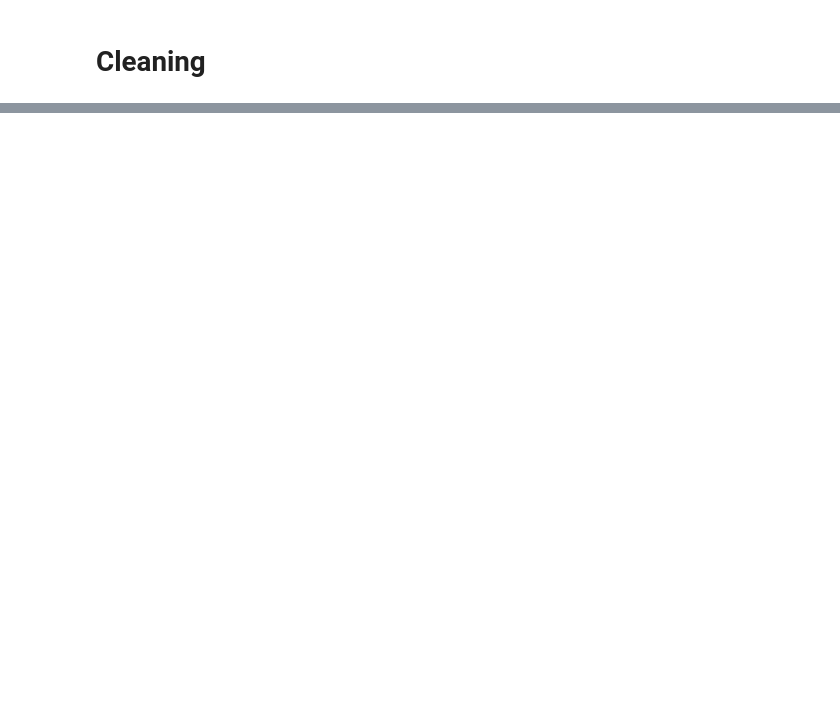
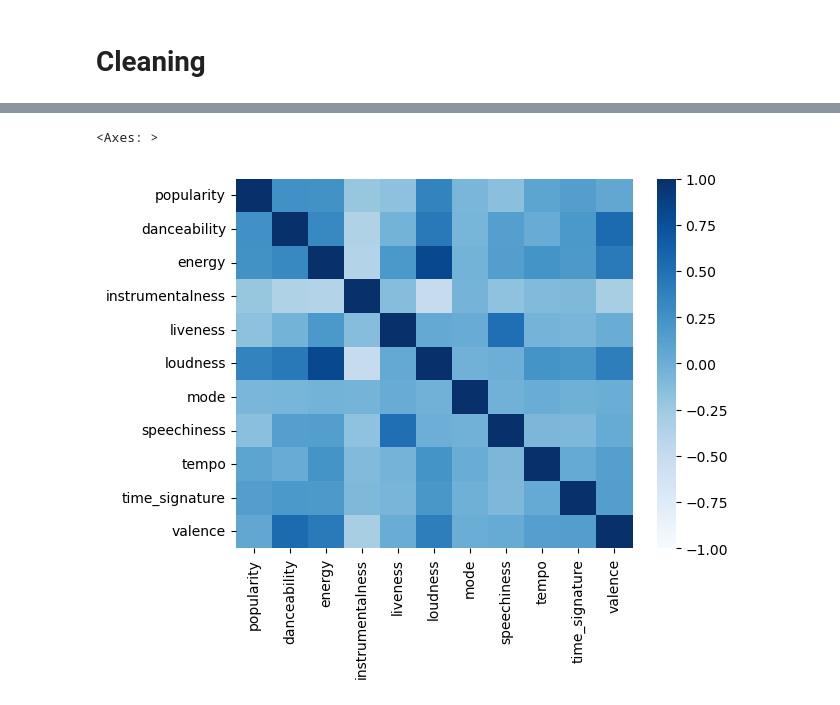
Before and after one commit to dillondiatlo/Team2, a Jupyter notebook: Dillon_Cleaning.ipynb, the cells around one changed output, grey strips where cells are left out. Saved outputs shown, nothing was run; the diff lists cells and outputs as text; code cells hidden in the pictures; blank space fills up the shorter version.

```diff
--- a/Dillon_Cleaning.ipynb
+++ b/Dillon_Cleaning.ipynb
@@ -44,0 +147,13 @@ df['PD_DESC'].nunique()
+# %%
+#Turning time_signature column to a float
+
+def frc_to_float(col):
+    new_vals = [i.split("/") for i in col]
+    float_list = []
+    for pair in new_vals:
+        num = int(pair[0])/int(pair[1])
+        float_list.append(num)
+    return float_list
+
+df['time_signature'] = frc_to_float(df['time_signature'])
+df.dtypes
@@ -44,0 +206,5 @@ df['PD_DESC'].nunique()
+# %%
+#Dummifying Key Column
+
+dum_key = pd.get_dummies(df['key'], drop_first=True)
+dum_key.head()
@@ -44,0 +218,3 @@ df['PD_DESC'].nunique()
+# %%
+df = pd.concat((df, dum_key), axis=1)
+df.head()
@@ -44,0 +228,2 @@ df['PD_DESC'].nunique()
+# %%
+df_numeric = df.drop(columns=['genre', 'key', 'artist_name', 'track_name'])
@@ -44,0 +239,9 @@ df['PD_DESC'].nunique()
+# %%
+# var_corrs1 = df_numeric.drop(columns=['
+sns.heatmap(df_numeric[['popularity', 'danceability', 'energy', 'instrumentalness',
+                        'liveness', 'loudness', 'mode', 'speechiness', 'tempo', 'time_signature',
+                        'valence']].corr(), vmin=-1, vmax=1, cmap='Blues'
+           )
+# %% [output]
+<Axes: >
+[figure, added]
```
Also changed, not shown: parts of 21 cells of this notebook, 10 other files.
